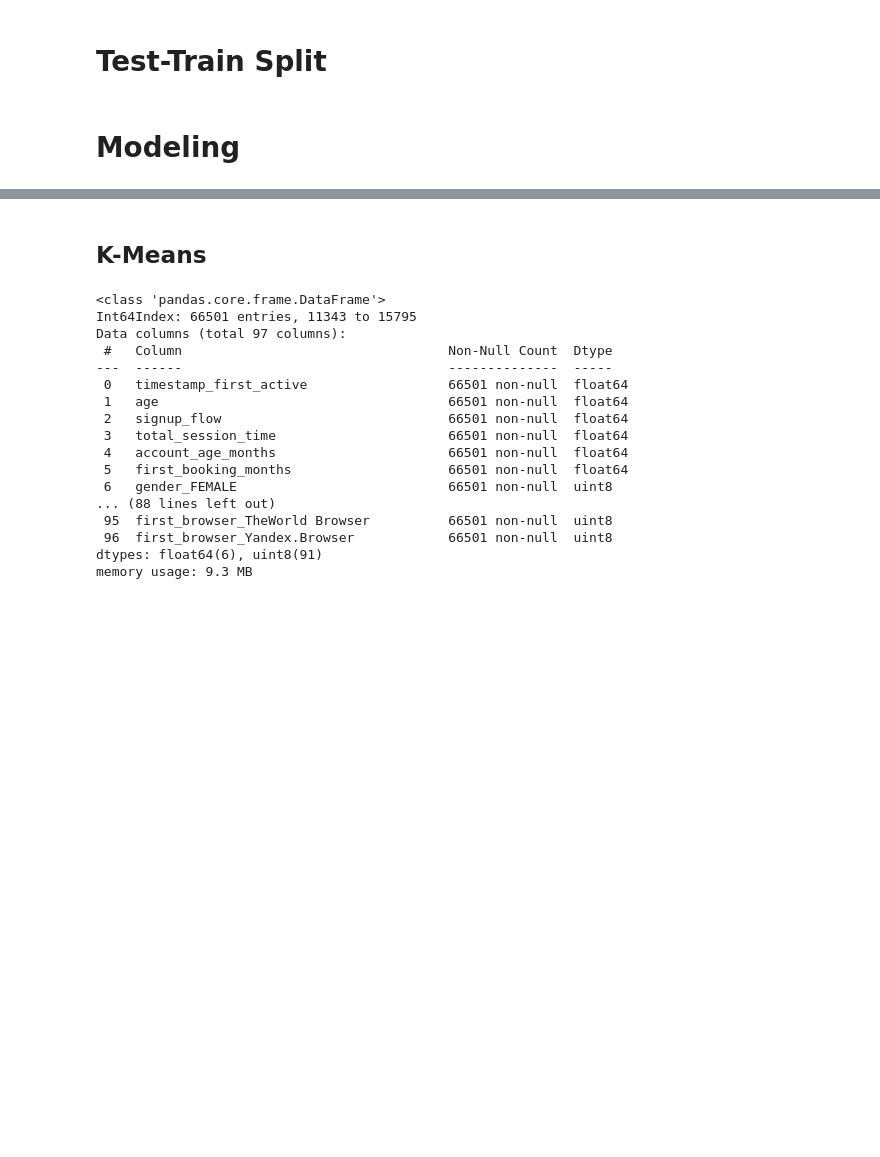
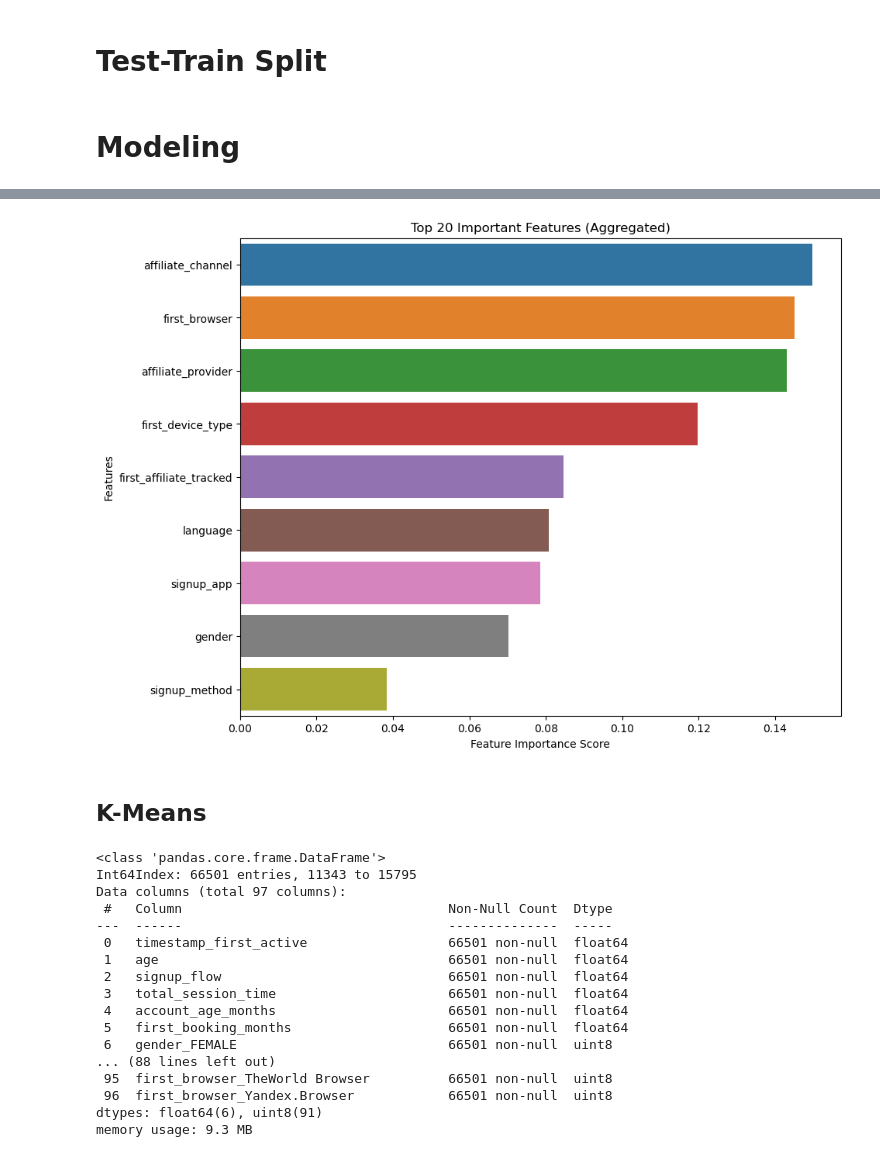
Before and after one commit to dominicfanucchi/aai-510_group7, a Jupyter notebook: AAI-510 Final Project.ipynb, the cells around one changed output, grey strips where cells are left out. Saved outputs shown, nothing was run; the diff lists cells and outputs as text; code cells hidden in the pictures; blank space fills up the shorter version.

```diff
--- a/AAI-510 Final Project.ipynb
+++ b/AAI-510 Final Project.ipynb
@@ -339,0 +433,17 @@ X_train, X_test, y_train, y_test = train_test_split(X_resampled, y_resampled, te
+# %%
+# Initialize LabelEncoder
+label_encoder = LabelEncoder()
+
+# Fit and transform label encoder on the target variable
+y_train_encoded = label_encoder.fit_transform(y_train)
+
+xgb = XGBClassifier()
+xgb.fit(X_train_encoded,y_train_encoded)
+
+y_predxgb=xgb.predict(X_test_encoded)
+
+# Transform y_test using the fitted label encoder
+y_test_encoded = label_encoder.transform(y_test)
+
+# Print classification report
+print(classification_report(y_test_encoded, y_predxgb, target_names=target_names))
@@ -340,3 +468,36 @@ X_train, X_test, y_train, y_test = train_test_split(X_resampled, y_resampled, te
+# %%
+# Used chatGPT for this :
+
+# Initialize an empty dictionary to store aggregated feature importances
+aggregated_feature_importance = {}
+
+feature_names=list(X_train_encoded.columns.values.tolist())
+feature_imp = pd.Series(xgb.feature_importances_,index=feature_names).sort_values(ascending=False)
+
+# Loop through each original categorical feature
+for feature in categorical_features:
+    # Find all one-hot encoded columns corresponding to this categorical feature
+    one_hot_columns = [col for col in X_train_encoded.columns if col.startswith(feature)]
+    # Sum the feature importances of these one-hot encoded columns
+    total_importance = feature_imp[one_hot_columns].sum()
+    # Store the aggregated importance under the original feature name
+    aggregated_feature_importance[feature] = total_importance
+
+# Convert the aggregated feature importance dictionary to a pandas Series
+aggregated_feature_importance_series = pd.Series(aggregated_feature_importance)
+
+# Sort the aggregated feature importance Series
+aggregated_feature_importance_series_sorted = aggregated_feature_importance_series.sort_values(ascending=False)
+
+# Plotting
+plt.figure(figsize=(10, 8))
+sns.barplot(x=aggregated_feature_importance_series_sorted[:20], y=aggregated_feature_importance_series_sorted.index[:20])
+plt.xlabel('Feature Importance Score')
+plt.ylabel('Features')
+plt.title("Top 20 Important Features (Aggregated)")
+plt.show()
+# %% [output]
+[figure, added]
 # %% [markdown]
 ## K-Means
 # %%
```
Also changed, not shown: parts of 11 cells of this notebook.
